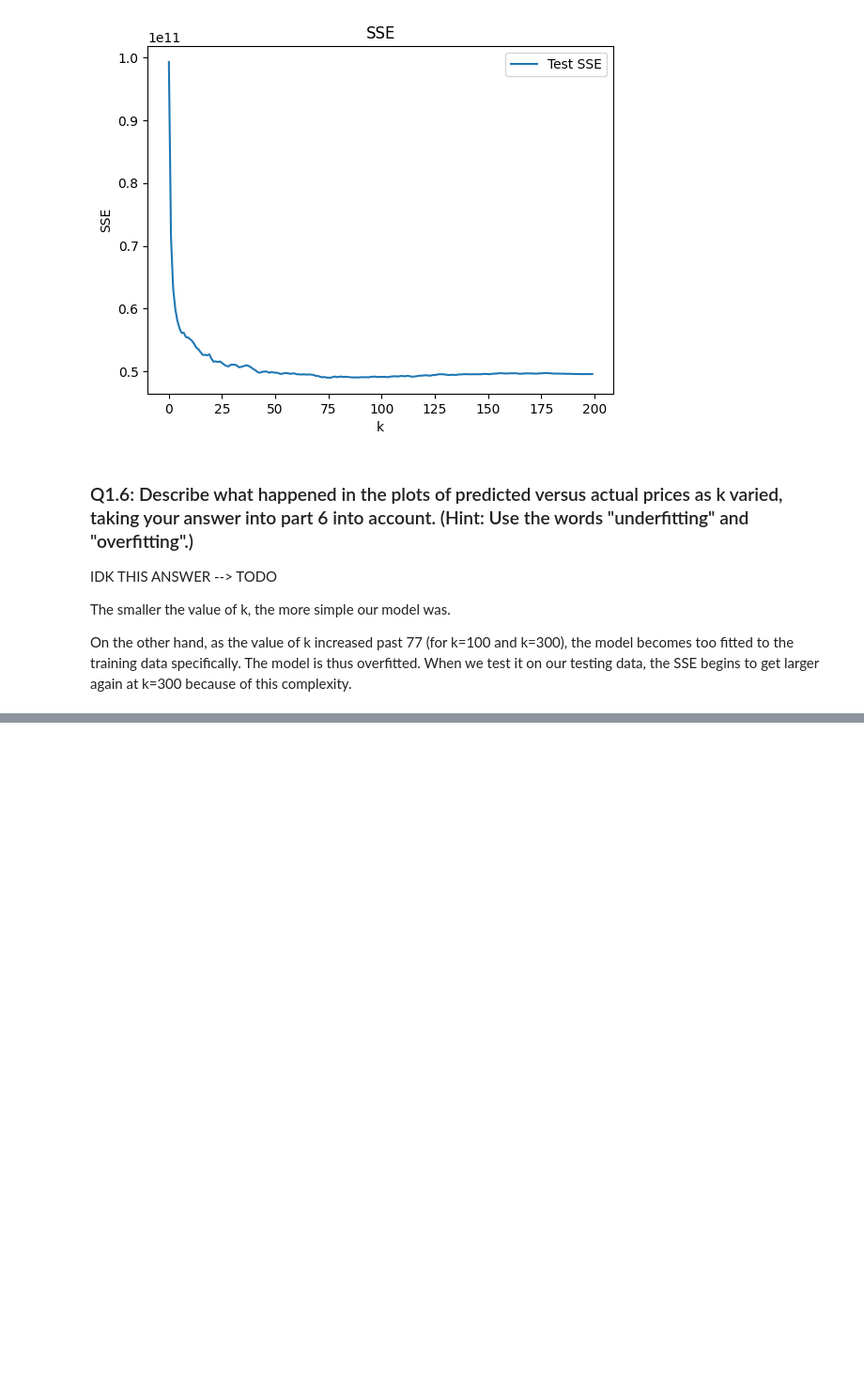
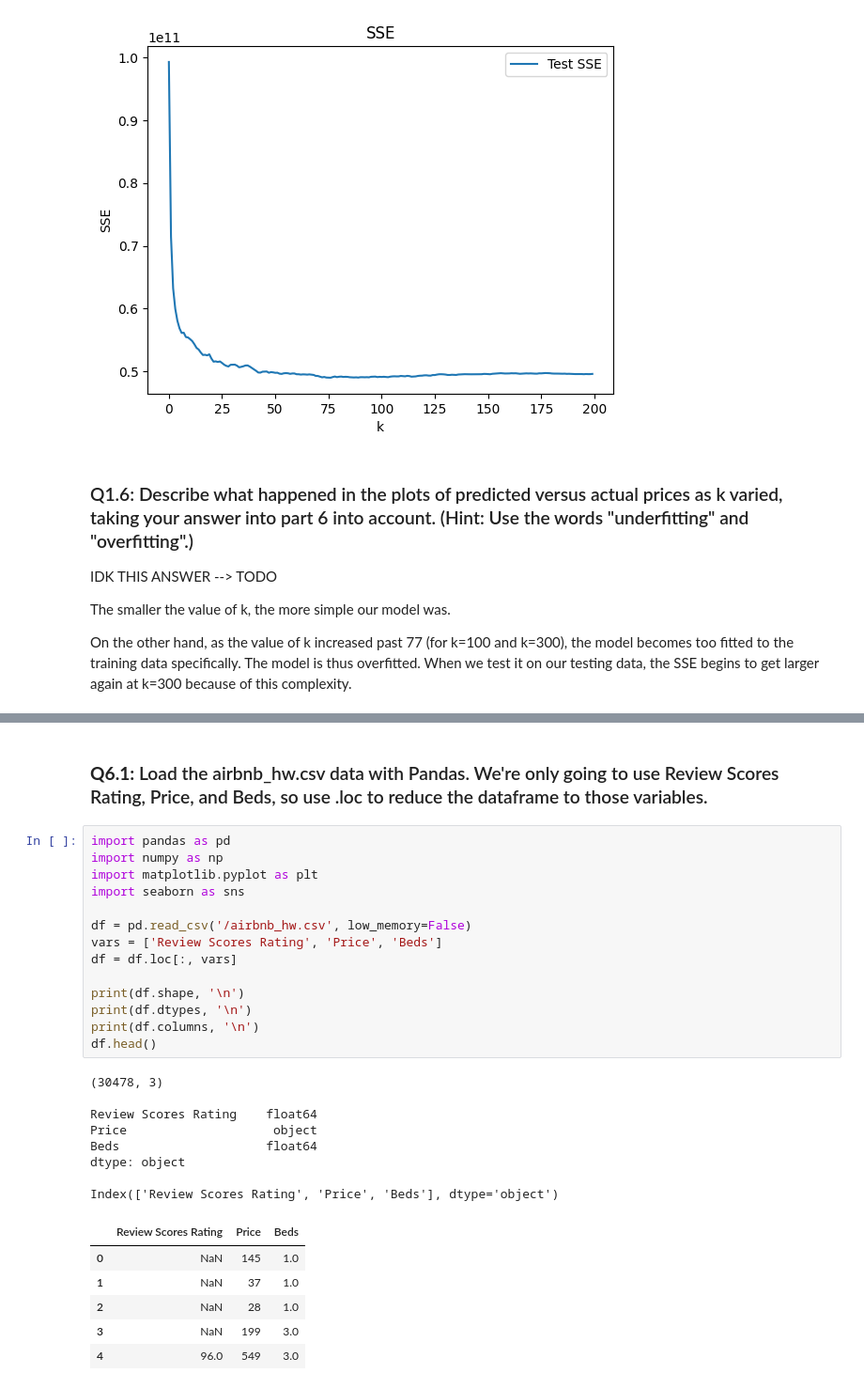
Before and after one commit to genevievepur/ds3001-knn, a Jupyter notebook: assignment_knn.ipynb, the cells around one changed output, grey strips where cells are left out. Shown at 94% size. Drawn from its saved outputs; the diff is of its cells as text; blank space fills up the shorter version.

```diff
--- a/assignment_knn.ipynb
+++ b/assignment_knn.ipynb
@@ -201,0 +174,31 @@ On the other hand, as the value of k increased past 77 (for k=100 and k=300), th
+# %% [markdown]
+### **Q6.1:** Load the airbnb_hw.csv data with Pandas. We're only going to use Review Scores Rating, Price, and Beds, so use .loc to reduce the dataframe to those variables.
+# %%
+import pandas as pd
+import numpy as np
+import matplotlib.pyplot as plt
+import seaborn as sns
+
+df = pd.read_csv('/airbnb_hw.csv', low_memory=False)
+vars = ['Review Scores Rating', 'Price', 'Beds']
+df = df.loc[:, vars]
+
+print(df.shape, '\n')
+print(df.dtypes, '\n')
+print(df.columns, '\n')
+df.head()
+# %% [output]
+(30478, 3)
+
+Review Scores Rating    float64
+Price                    object
+Beds                    float64
+dtype: object
+
+Index(['Review Scores Rating', 'Price', 'Beds'], dtype='object')
+|  | Review Scores Rating | Price | Beds |
+| 0 | NaN | 145 | 1.0 |
+| 1 | NaN | 37 | 1.0 |
+| 2 | NaN | 28 | 1.0 |
+| 3 | NaN | 199 | 3.0 |
+| 4 | 96.0 | 549 | 3.0 |
```
Also changed, not shown: parts of 13 cells of this notebook.
